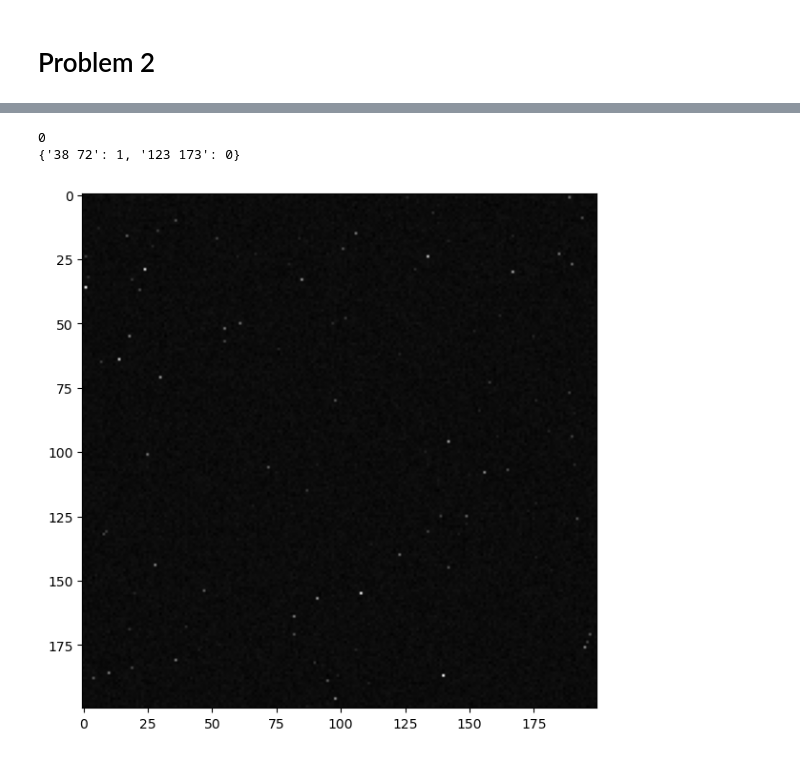
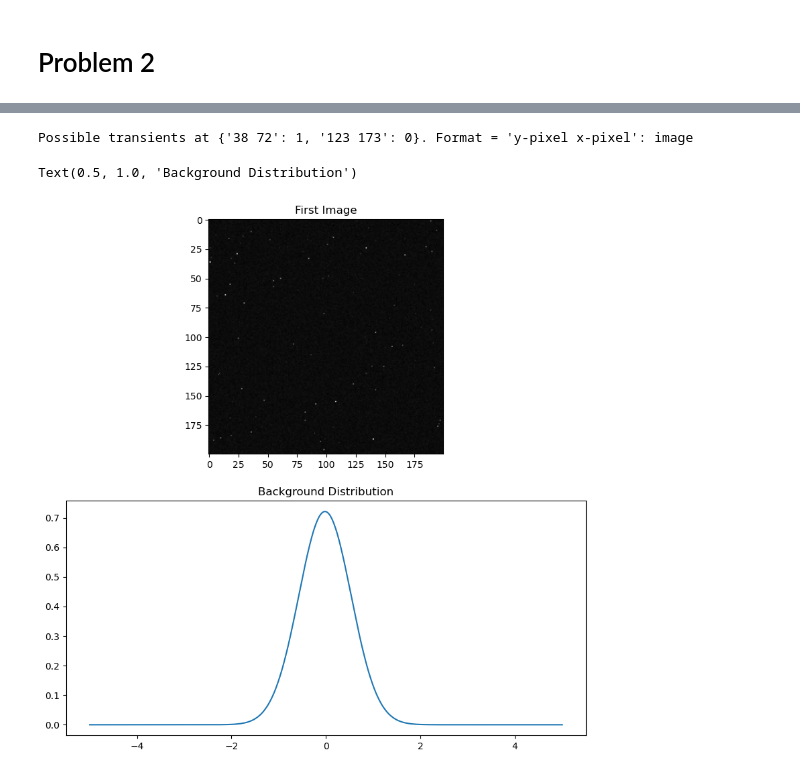
Before and after one commit to jarods00/PHYS434, a Jupyter notebook: Lab 4.ipynb, the cells around one changed output, grey strips where cells are left out. Drawn from its saved outputs; the diff is of its cells as text; code cells hidden in the pictures.

```diff
--- a/Lab 4.ipynb
+++ b/Lab 4.ipynb
@@ -158,15 +165,15 @@ imagestack = np.array(im.get('imagestack'))
 # In Imagestack, the first index holds the y-value of the pixel, the second the x-index, the third the image (i.e. Imagestack[1][126][0] gives the 1st pixel from the top, 126th from the left,
 # on the first image)
 
-fig, ax = plt.subplots(1, 1, figsize = (7,7))
+fig, ax = plt.subplots(2, 1, figsize = (10,10))
 lin = np.linspace(-5, 5, 10000)
 
-ax.imshow(imagestack[:,:,0], cmap = 'gray')
-
+# Grab intensity values of the left-hand column in each picture
 intensity = []
 for i in range(len(imagestack[0][0])):
     intensity.append(imagestack[:,0,i])
 
+# Averages and standard deviations for left-hand column of each picture
 avs = []
 std = []
 for i in range(len(intensity)):
@@ -174,47 +181,56 @@ for i in range(len(intensity)):
     std.append(scipy.stats.tstd(intensity[i]))
 
 
+# Overall averages and standard deviations
 av_mean = np.sum(avs) / len(avs)
 av_std = np.sum(std) / len(std)
 
+# Gaussian and statistical significance values
 bkgd_images = stats.norm.pdf(lin, loc = av_mean, scale = av_std)
 prob5sigma = stats.norm.sf(5, loc = 0, scale = 1)
 stat_sig = abs(stats.norm.ppf(prob5sigma, loc = av_mean, scale = av_std))
 
 
 # ax[1].plot(lin, bkgd_images)
+
 
 # Gathers which pixels are statistically significant
 pixels = []
 for i in range(len(imagestack[0])):
     for j in range(len(imagestack[0])):
         for n in range(len(imagestack[0][0])):
             if imagestack[i][j][n] >= stat_sig:
                 pixels.append([i, j, n])
+
 
 # Counts how many images each pixel appears in
 pixel_count = dict()
 for i in range(len(pixels)):
     current_pix = str(pixels[i][0]) + " " + str(pixels[i][1])
     if pixel_count.get(current_pix) is None:
         pixel_count[current_pix] = 1
     else:
         pixel_count[current_pix] = pixel_count.get(current_pix) + 1
 
-# Creates a map of
+
+# Creates a map of the pixels which occur in only one photo to the photo they appear in
 poss_transients = dict()
 for key in pixel_count:
     if pixel_count[key] <= 1:
         poss_transients[key] = None
 
 for i in range(len(pixels)):
     for key in poss_transients:
         if(str(pixels[i][0]) + " " + str(pixels[i][1]) == key):
             poss_transients[key] = pixels[i][2]
 
-print(pixels[0][2])
-print(poss_transients)
+print("Possible transients at " + str(poss_transients) + ". Format = 'y-pixel x-pixel': image")
+
+ax[0].imshow(imagestack[:,:,0], cmap = 'gray')
+ax[0].set_title("First Image")
+ax[1].plot(lin, bkgd_images)
+ax[1].set_title("Background Distribution")
 # %% [output]
-0
-{'38 72': 1, '123 173': 0}
+Possible transients at {'38 72': 1, '123 173': 0}. Format = 'y-pixel x-pixel': image
+Text(0.5, 1.0, 'Background Distribution')
-[figure, old version]
+[figure, new version]
```
Also changed, not shown: parts of 21 cells of this notebook.
